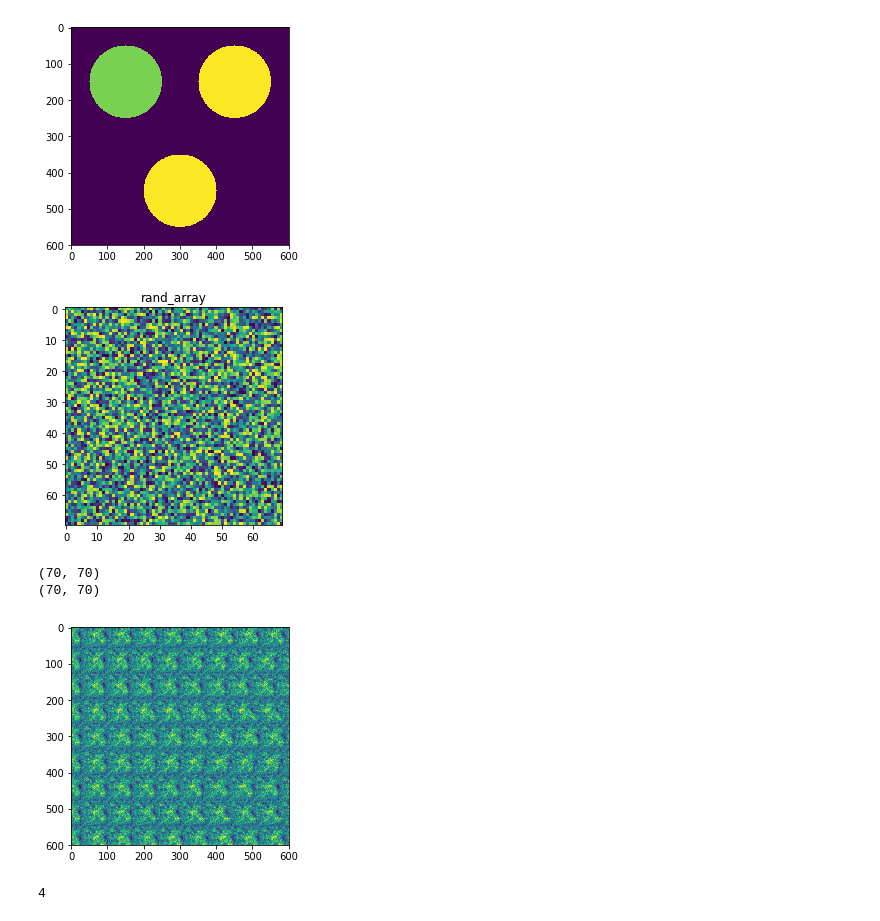
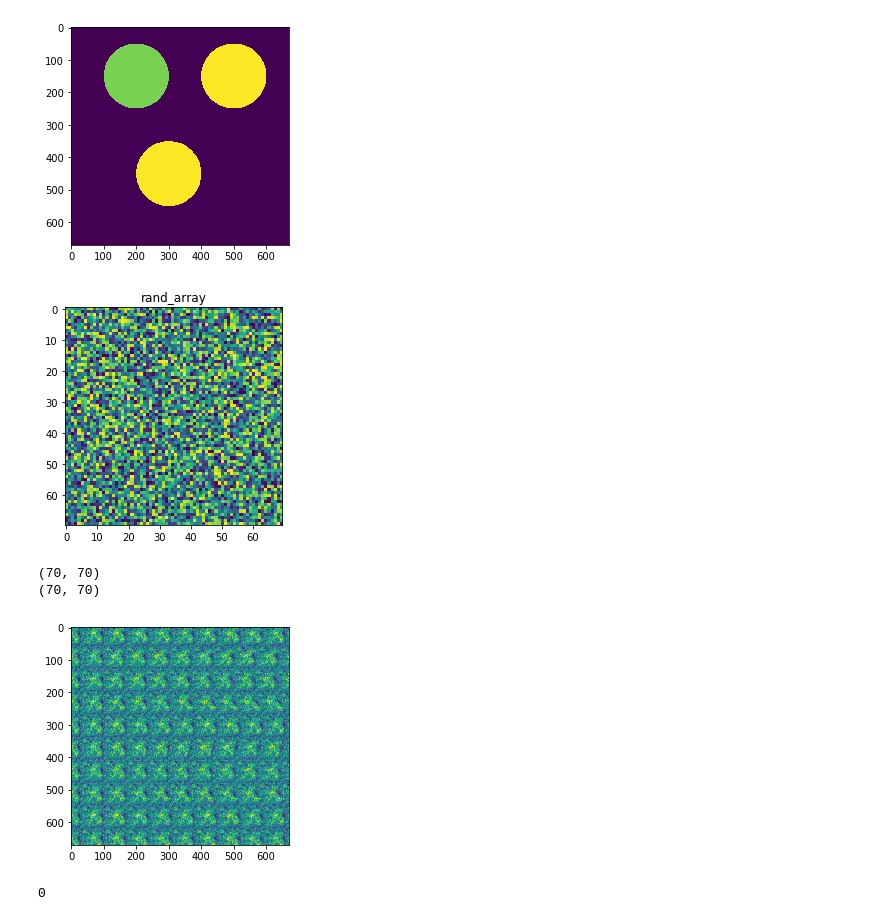
Before and after one commit to Wise61/depth_perception, a Jupyter notebook: generate_autostereogram.ipynb, the cells around one changed output. Cells and saved outputs as stored; diff of their text form; code cells hidden in the pictures.

```diff
--- a/generate_autostereogram.ipynb
+++ b/generate_autostereogram.ipynb
@@ -61,23 +61,23 @@ def generate_2d_pink_noise(size=(70,70), frequency=1.0, seed=0):
     #plt.imshow(norm_pink_noise);plt.title("norm_pink_noise");plt.show()
     return norm_pink_noise
 # %%
-def create_circular_depthmap(shape=(600, 600), center=None, radius=100):
+def create_circular_depthmap(shape=(670, 670), center=None, radius=100):
 
     depthmap = np.zeros(shape, dtype=np.float)
-    a, b = 150, 150
-    n = 600
+    a, b = 150, 200
+    n = 670
     r = 100
     y,x = np.ogrid[-a:n-a, -b:n-b]
     mask = x*x + y*y <= r*r
     depthmap[mask] = 4
-    a, b = 150, 450
-    n = 600
+    a, b = 150, 500
+    n = 670
     r = 100
     y,x = np.ogrid[-a:n-a, -b:n-b]
     mask = x*x + y*y <= r*r
     depthmap[mask] = 5
     a, b = 450, 300
-    n = 600
+    n = 670
     r = 100
     y,x = np.ogrid[-a:n-a, -b:n-b]
     mask = x*x + y*y <= r*r
@@ -103,36 +103,36 @@ def make_autostereogram(depthmap, pattern):
 
 
 
 
 depthmap = create_circular_depthmap(radius=150)
 plt.imshow(depthmap)
 plt.show()
 pink_noise = generate_2d_pink_noise()
 autostereogram = make_autostereogram(depthmap, pink_noise)
 plt.imshow(autostereogram)
 plt.show()
 
 
 
 rescaled = (255.0 / autostereogram.max() * (autostereogram - autostereogram.min())).astype(np.uint8)
 sv = PIL.Image.fromarray(rescaled)
 sv.save("shift5_70patch.png")
 
 rescaled = (depthmap).astype(np.uint8)
 
 #rescaled = (255.0 / depthmap.max() * (depthmap - depthmap.min())).astype(np.uint8)
 sv = PIL.Image.fromarray(rescaled)
 sv.save("dm.png")
 
 inv = np.invert(rescaled, dtype=np.uint8)
 sv = PIL.Image.fromarray(inv)
 sv.save("inverted_dm.png")
 
 print(rescaled[100,100])
 # %% [output]
-[figure, old version]
+[figure, new version]
 [figure]
 (70, 70)
 (70, 70)
-[figure, old version]
+[figure, new version]
-4
+0
```
Also changed, not shown: 9 other files.
